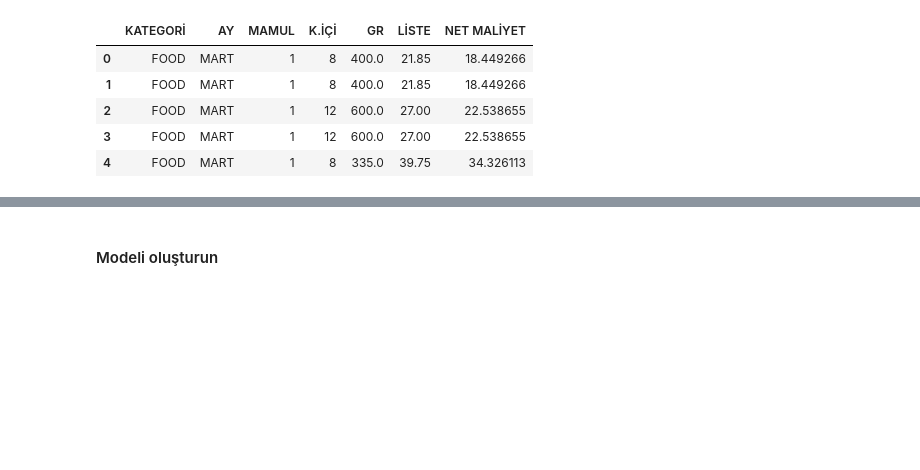
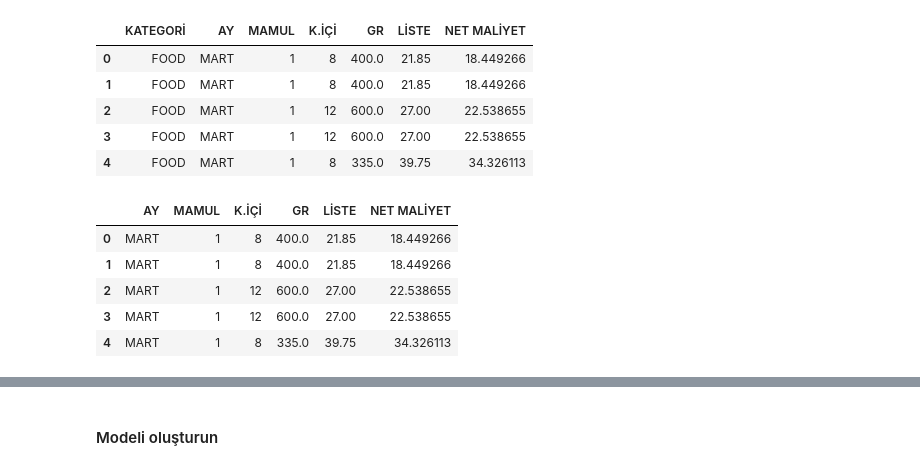
Before and after one commit to Mstfucrr/DL-proje, a Jupyter notebook: init.ipynb, the cells around one changed output, grey strips where cells are left out. Drawn from its saved outputs; the diff is of its cells as text; code cells hidden in the pictures; blank space fills up the shorter version.

```diff
--- a/init.ipynb
+++ b/init.ipynb
@@ -30,0 +34,9 @@ data_selected.head()
+# %%
+X.head()
+# %% [output]
+|  | AY | MAMUL | K.İÇİ | GR | LİSTE | NET MALİYET |
+| 0 | MART | 1 | 8 | 400.0 | 21.85 | 18.449266 |
+| 1 | MART | 1 | 8 | 400.0 | 21.85 | 18.449266 |
+| 2 | MART | 1 | 12 | 600.0 | 27.00 | 22.538655 |
+| 3 | MART | 1 | 12 | 600.0 | 27.00 | 22.538655 |
+| 4 | MART | 1 | 8 | 335.0 | 39.75 | 34.326113 |
```
Also changed, not shown: parts of 23 cells of this notebook, 1 other file.
